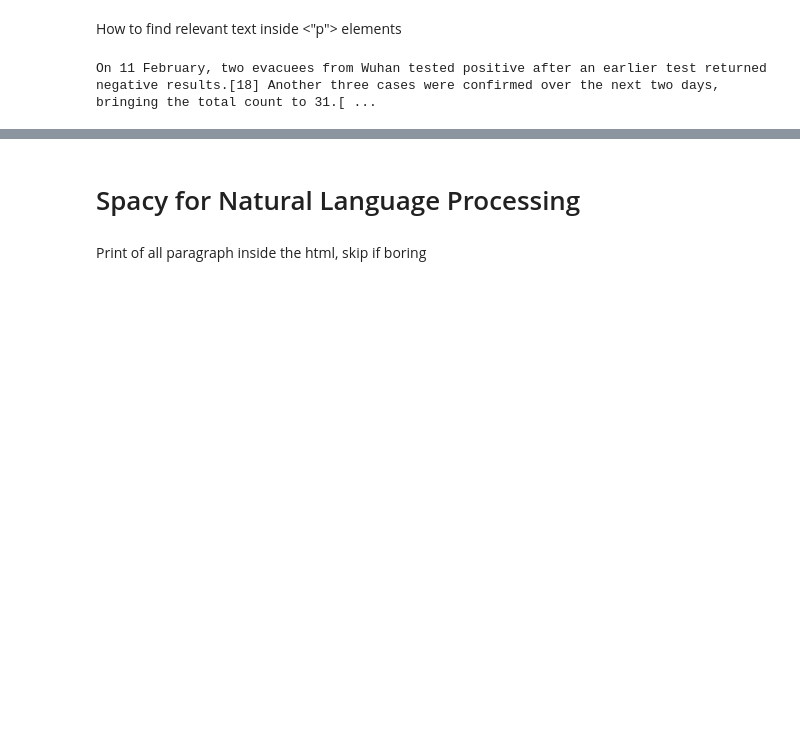
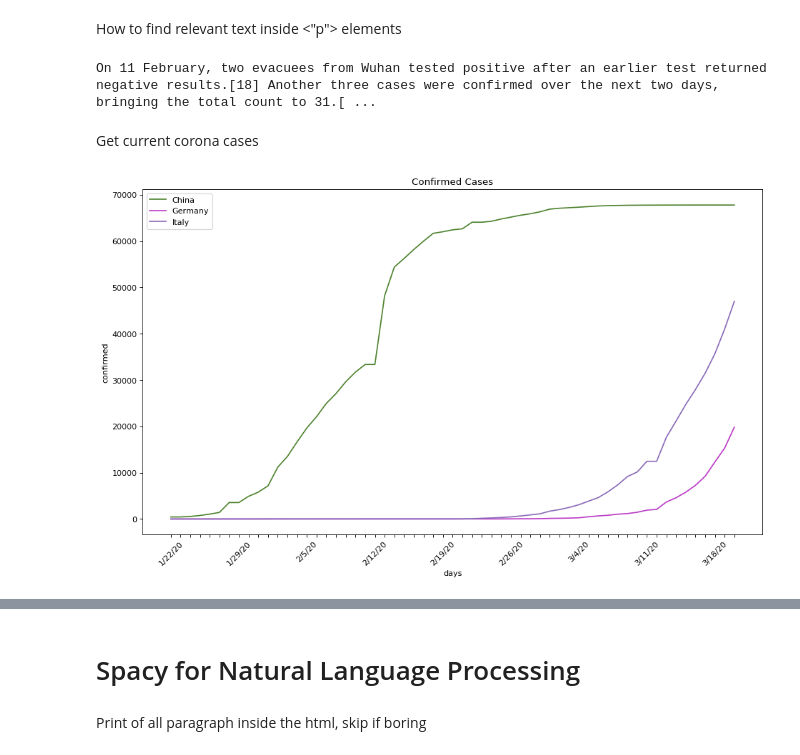
Before and after one commit to Arc4nis/HackenFuerMuttiCovid19, a Jupyter notebook: HackenFürMutti.ipynb, the cells around one changed output, grey strips where cells are left out. Saved outputs shown, nothing was run; the diff lists cells and outputs as text; code cells hidden in the pictures; blank space fills up the shorter version.

Commit message:
get data for infections
	modified:   "HackenF\303\274rMutti.ipynb"

```diff
--- a/HackenFürMutti.ipynb
+++ b/HackenFürMutti.ipynb
@@ -56,3 +56,48 @@ How to find relevant text inside <"p"> elements
 print((soups[0].find_all('p')[7]).text)
 # %% [output]
 On 11 February, two evacuees from Wuhan tested positive after an earlier test returned negative results.[18] Another three cases were confirmed over the next two days, bringing the total count to 31.[ ...
+# %% [markdown]
+Get current corona cases
+# %%
+import pandas as pd
+
+corona_confirmed = pd.read_csv('https://raw.githubusercontent.com/CSSEGISandData/COVID-19/master/csse_covid_19_data/csse_covid_19_time_series/time_series_19-covid-Confirmed.csv', error_bad_lines=False)
+corona_dead = pd.read_csv('https://raw.githubusercontent.com/CSSEGISandData/COVID-19/master/csse_covid_19_data/csse_covid_19_time_series/time_series_19-covid-Deaths.csv', error_bad_lines=False)
+corona_recovered = pd.read_csv('https://raw.githubusercontent.com/CSSEGISandData/COVID-19/master/csse_covid_19_data/csse_covid_19_time_series/time_series_19-covid-Recovered.csv', error_bad_lines=False)
+# %%
+corona_confirmed = corona_confirmed.rename({'Country/Region': 'Country'}, axis=1)
+corona_dead = corona_dead.rename({'Country/Region': 'Country'}, axis=1)
+corona_recovered = corona_recovered.rename({'Country/Region': 'Country'}, axis=1)
+#corona_confirmed[corona_confirmed.Country == "Germany"].loc[:,"1/22/20"]
+# %%
+%matplotlib inline
+import matplotlib.pyplot as plt
+import numpy
+
+def plot_test(countries, data):
+
+
+    fig = plt.figure(figsize=(14, 8), dpi= 80)
+
+
+    ax = fig.add_subplot(111)
+    ax.xaxis.set_tick_params(rotation=45)
+    x_points = data.columns.values.tolist()[4:]
+
+    for c in countries:
+        y_points = data[data.Country == c].values.tolist()[0][4:]
+        p = ax.plot(x_points, y_points, 'b',c=numpy.random.rand(3,),label=c)
+
+    ax.set_xlabel('days')
+    ax.set_ylabel('confirmed')
+    ax.set_title('Confirmed Cases')
+    plt.legend(loc="upper left")
+
+    every_nth = 7
+    for n, label in enumerate(ax.xaxis.get_ticklabels()):
+        if n % every_nth != 0:
+            label.set_visible(False)
+
+plot_test(["China","Germany","Italy"],corona_confirmed)
+# %% [output]
+[figure, added]
```
Also changed, not shown: parts of 1 cell of this notebook.
